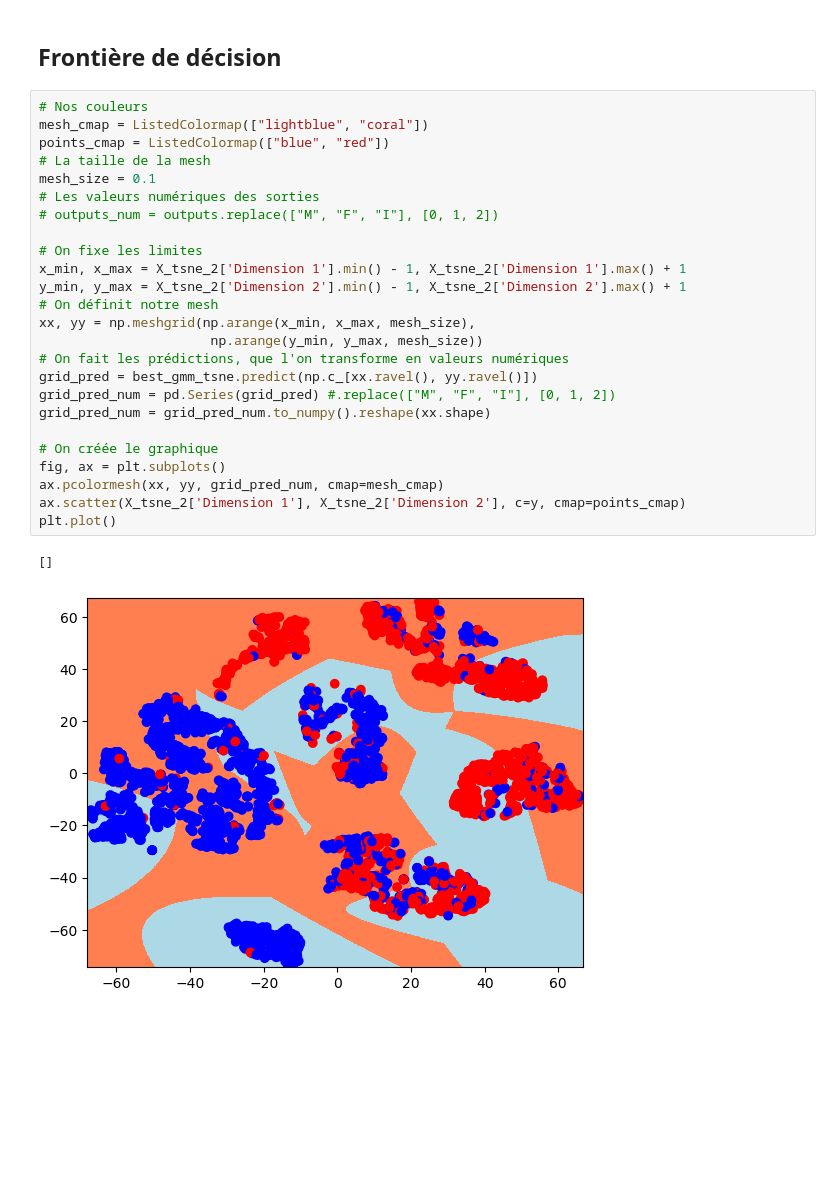
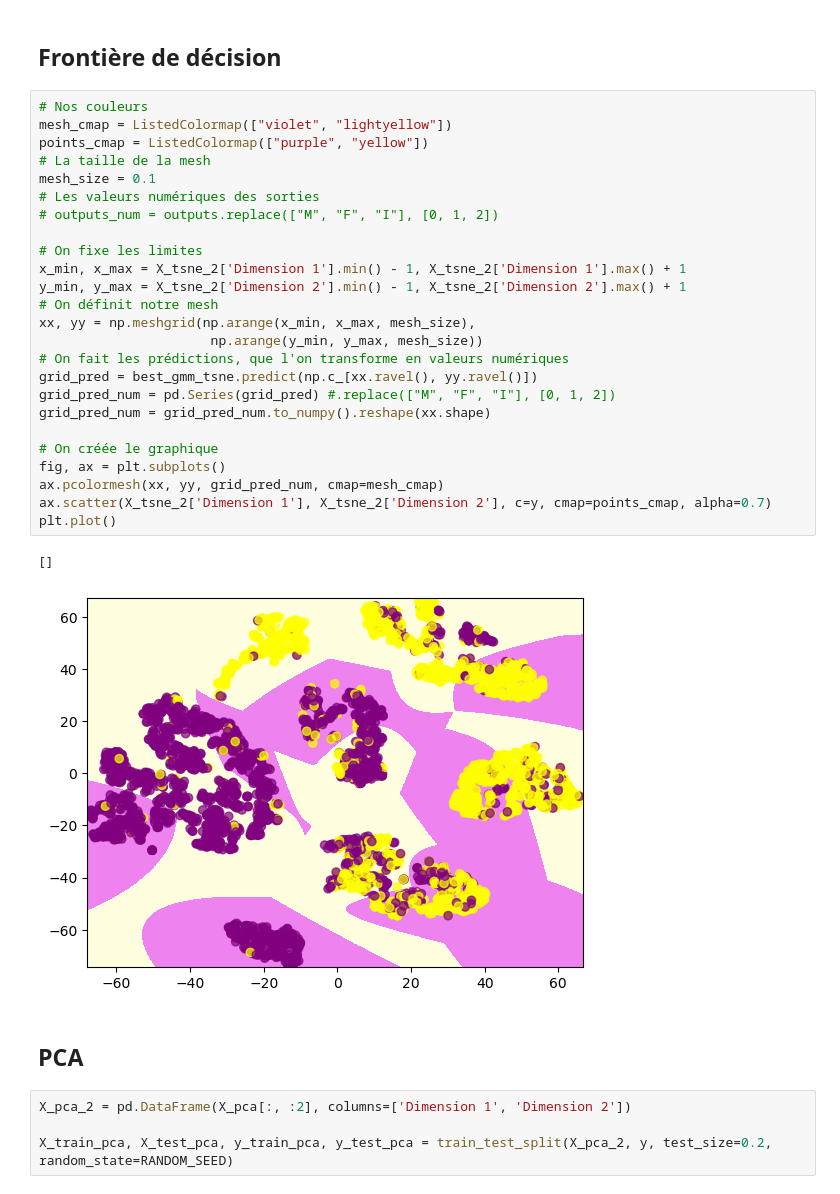
Before and after one commit to tanguy-linard/stellar-classification, a Jupyter notebook: stellar_classification.ipynb, the cells around one changed output. Saved outputs shown, nothing was run; the diff lists cells and outputs as text; blank space fills up the shorter version.

```diff
--- a/stellar_classification.ipynb
+++ b/stellar_classification.ipynb
@@ -641,29 +641,35 @@ GaussianMixture(n_components=17)
 ## Frontière de décision
 # %%
 # Nos couleurs
-mesh_cmap = ListedColormap(["lightblue", "coral"])
-points_cmap = ListedColormap(["blue", "red"])
+mesh_cmap = ListedColormap(["violet", "lightyellow"])
+points_cmap = ListedColormap(["purple", "yellow"])
 # La taille de la mesh
 mesh_size = 0.1
 # Les valeurs numériques des sorties
 # outputs_num = outputs.replace(["M", "F", "I"], [0, 1, 2])
 
 # On fixe les limites
 x_min, x_max = X_tsne_2['Dimension 1'].min() - 1, X_tsne_2['Dimension 1'].max() + 1
 y_min, y_max = X_tsne_2['Dimension 2'].min() - 1, X_tsne_2['Dimension 2'].max() + 1
 # On définit notre mesh
 xx, yy = np.meshgrid(np.arange(x_min, x_max, mesh_size),
                       np.arange(y_min, y_max, mesh_size))
 # On fait les prédictions, que l'on transforme en valeurs numériques
 grid_pred = best_gmm_tsne.predict(np.c_[xx.ravel(), yy.ravel()])
 grid_pred_num = pd.Series(grid_pred) #.replace(["M", "F", "I"], [0, 1, 2])
 grid_pred_num = grid_pred_num.to_numpy().reshape(xx.shape)
 
 # On créée le graphique
 fig, ax = plt.subplots()
 ax.pcolormesh(xx, yy, grid_pred_num, cmap=mesh_cmap)
-ax.scatter(X_tsne_2['Dimension 1'], X_tsne_2['Dimension 2'], c=y, cmap=points_cmap)
+ax.scatter(X_tsne_2['Dimension 1'], X_tsne_2['Dimension 2'], c=y, cmap=points_cmap, alpha=0.7)
 plt.plot()
 # %% [output]
 []
-[figure, old version]
+[figure, new version]
+# %% [markdown]
+## PCA
+# %%
+X_pca_2 = pd.DataFrame(X_pca[:, :2], columns=['Dimension 1', 'Dimension 2'])
+
+X_train_pca, X_test_pca, y_train_pca, y_test_pca = train_test_split(X_pca_2, y, test_size=0.2, random_state=RANDOM_SEED)
```
Also changed, not shown: parts of 4 cells of this notebook.
